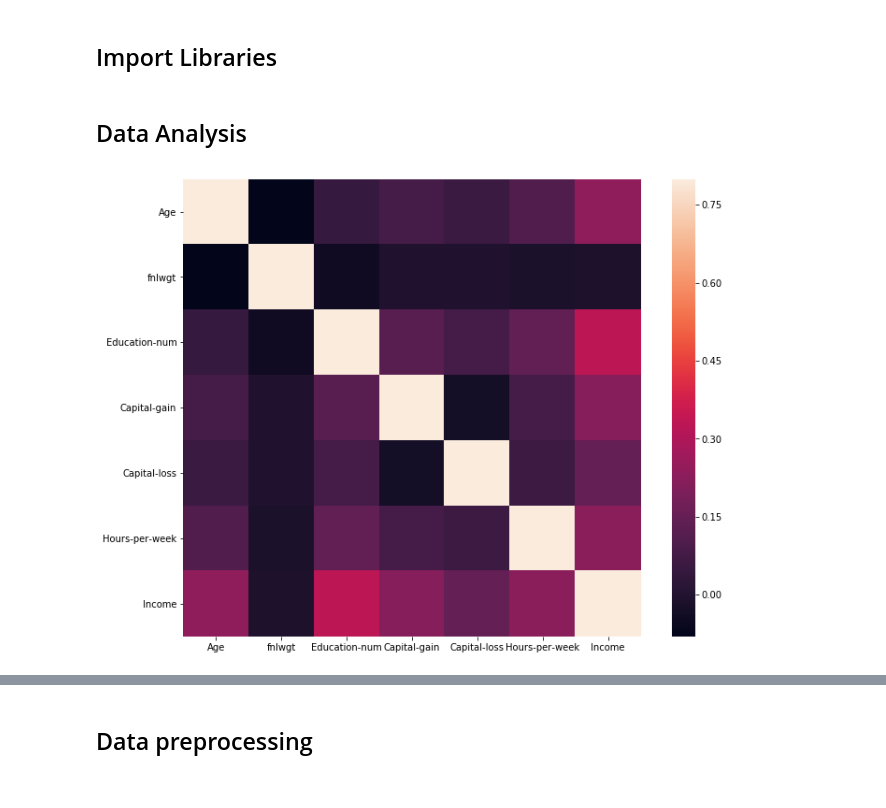
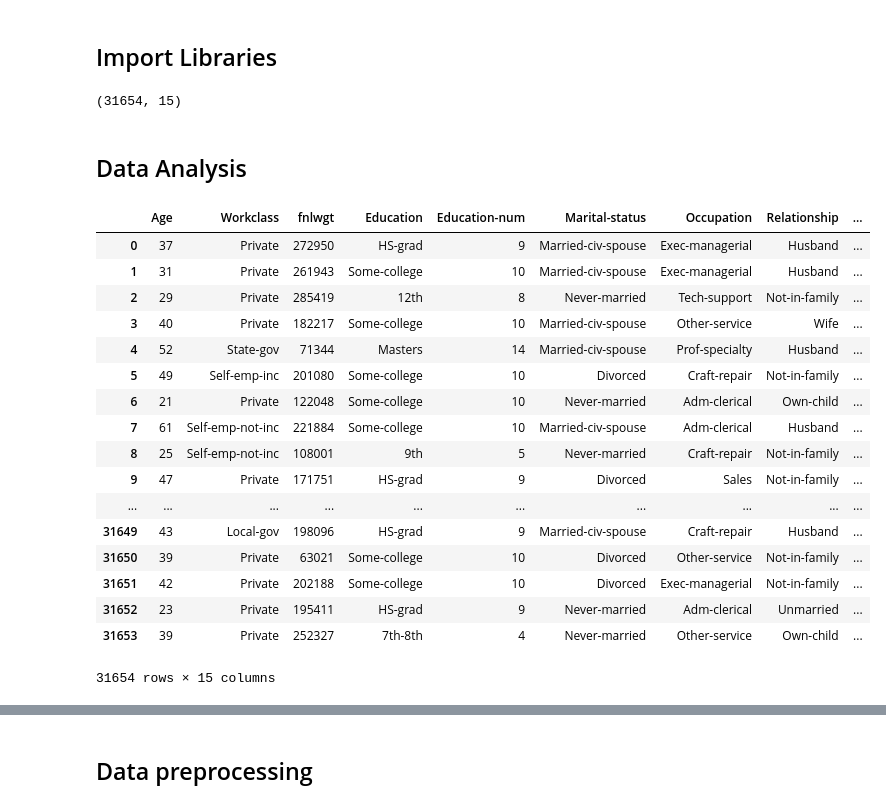
Before and after one commit to tonycar12002/Machine_Learning_Class, a Jupyter notebook: Data_Science/week03/0660050.ipynb, the cells around one changed output, grey strips where cells are left out. Drawn from its saved outputs; the diff is of its cells as text; code cells hidden in the pictures.

```diff
--- a/Data_Science/week03/0660050.ipynb
+++ b/Data_Science/week03/0660050.ipynb
@@ -12,27 +12,54 @@ from sklearn.preprocessing import StandardScaler
 from sklearn.preprocessing import LabelEncoder
 from sklearn.metrics import accuracy_score, precision_recall_fscore_support
 from sklearn.decomposition import PCA
-from sklearn.ensemble import RandomForestClassifier
+from sklearn.ensemble import RandomForestClassifier, BaggingClassifier, AdaBoostClassifier
 import csv
+import seaborn as sns
+import matplotlib.pyplot as plt
+from xgboost import XGBClassifier
+from sklearn.linear_model import LogisticRegression
+import math
+from sklearn.cross_validation import cross_val_score
+from sklearn import cross_validation
 
-from xgboost import XGBClassifier
+%matplotlib inline
 
 # Importing the dataset
-dataset_train = pd.read_csv('train.csv')
+dataset_train = pd.read_csv('train.csv', header=None)
 dataset_test = pd.read_csv('test.csv', header=None)
+header = ['Age','Workclass','fnlwgt','Education','Education-num','Marital-status','Occupation','\
+Relationship','Race','Sex','Capital-gain','Capital-loss','Hours-per-week','Native-country','Income']
+dataset_train = pd.DataFrame(dataset_train.values, columns = header)
+dataset_test = pd.DataFrame(dataset_test.values, columns = header[:-1])
 
 # Take all columns except last one
 train = dataset_train.iloc[:, :-1]
 test = dataset_test.iloc[:, :]
 y = dataset_train.iloc[:, dataset_train.shape[1]-1]
+y = y.astype(int)
+print(dataset_train.shape)
+# %% [output]
+(31654, 15)
 # %% [markdown]
 ## Data Analysis
-# %%
-import seaborn as sns
-import matplotlib.pyplot as pplt
-#correlation matrix
-corrmat = dataset_train.corr()
-f, ax = pplt.subplots(figsize=(12, 9))
-sns.heatmap(corrmat, vmax=.8, square=True);
-# %% [output]
-[figure, removed]
+# %%
+dataset_train
+# %% [output]
+|  | Age | Workclass | fnlwgt | Education | Education-num | Marital-status | Occupation | Relationship | ... |
+| 0 | 37 | Private | 272950 | HS-grad | 9 | Married-civ-spouse | Exec-managerial | Husband | ... |
+| 1 | 31 | Private | 261943 | Some-college | 10 | Married-civ-spouse | Exec-managerial | Husband | ... |
+| 2 | 29 | Private | 285419 | 12th | 8 | Never-married | Tech-support | Not-in-family | ... |
+| 3 | 40 | Private | 182217 | Some-college | 10 | Married-civ-spouse | Other-service | Wife | ... |
+| 4 | 52 | State-gov | 71344 | Masters | 14 | Married-civ-spouse | Prof-specialty | Husband | ... |
+| 5 | 49 | Self-emp-inc | 201080 | Some-college | 10 | Divorced | Craft-repair | Not-in-family | ... |
+| 6 | 21 | Private | 122048 | Some-college | 10 | Never-married | Adm-clerical | Own-child | ... |
+| 7 | 61 | Self-emp-not-inc | 221884 | Some-college | 10 | Married-civ-spouse | Adm-clerical | Husband | ... |
+| 8 | 25 | Self-emp-not-inc | 108001 | 9th | 5 | Never-married | Craft-repair | Not-in-family | ... |
+| 9 | 47 | Private | 171751 | HS-grad | 9 | Divorced | Sales | Not-in-family | ... |
+| ... | ... | ... | ... | ... | ... | ... | ... | ... | ... |
+| 31649 | 43 | Local-gov | 198096 | HS-grad | 9 | Married-civ-spouse | Craft-repair | Husband | ... |
+| 31650 | 39 | Private | 63021 | Some-college | 10 | Divorced | Other-service | Not-in-family | ... |
+| 31651 | 42 | Private | 202188 | Some-college | 10 | Divorced | Exec-managerial | Not-in-family | ... |
+| 31652 | 23 | Private | 195411 | HS-grad | 9 | Never-married | Adm-clerical | Unmarried | ... |
+| 31653 | 39 | Private | 252327 | 7th-8th | 4 | Never-married | Other-service | Own-child | ... |
+31654 rows × 15 columns
```
Also changed, not shown: parts of 17 cells of this notebook, 2 other files.
